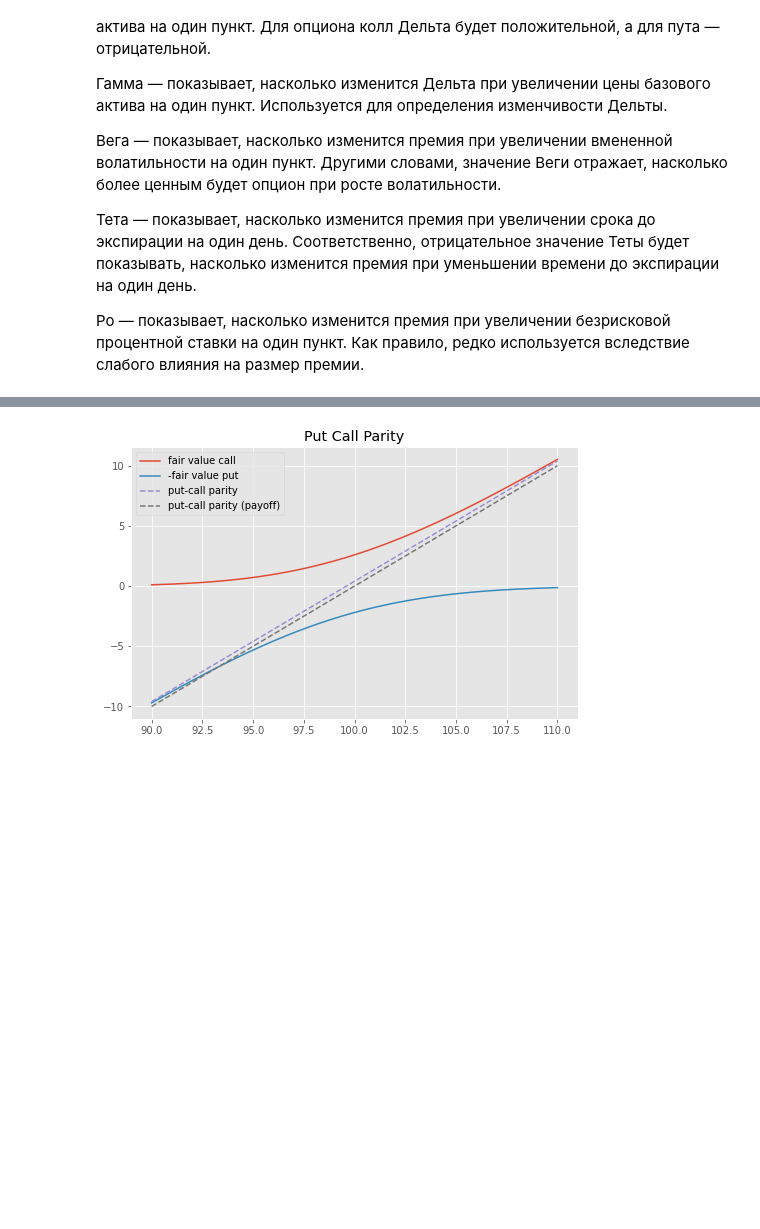
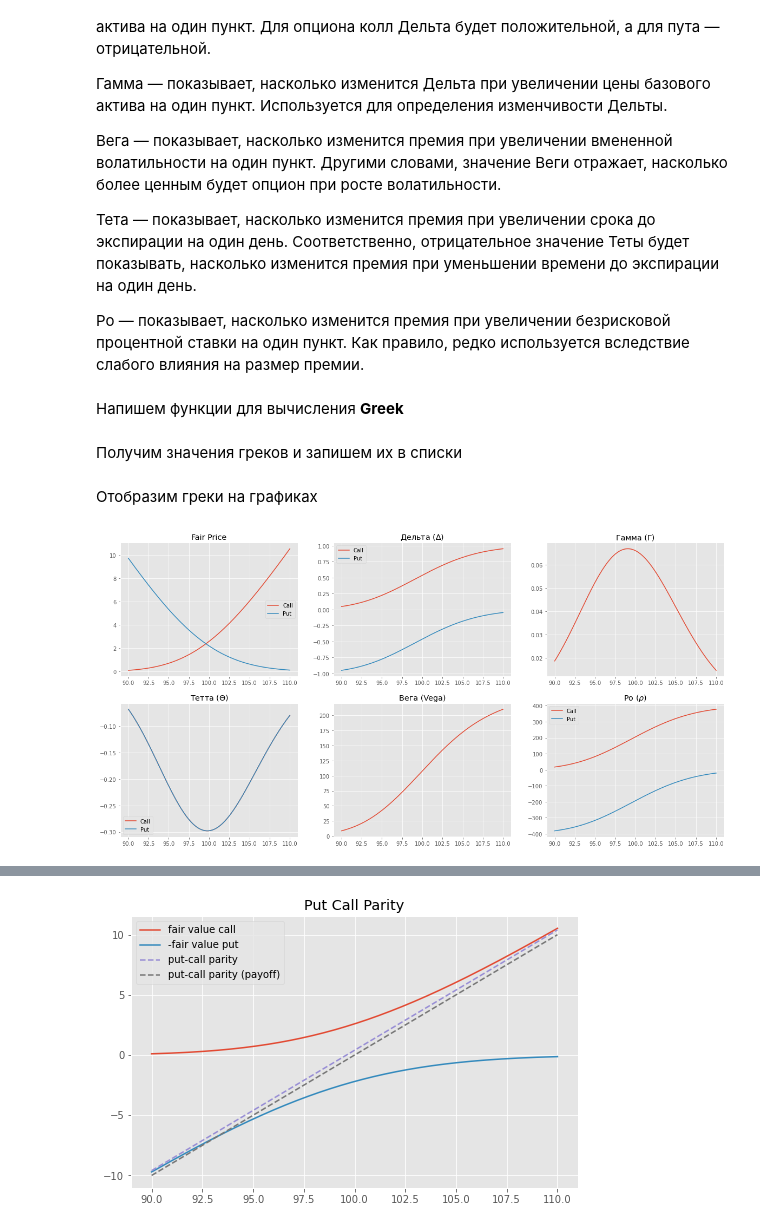
Before and after one commit to CyberCheshir/FinMath, a Jupyter notebook: Лабораторная 2.ipynb, the cells around one changed output, grey strips where cells are left out. Saved outputs shown, nothing was run; the diff lists cells and outputs as text; code cells hidden in the pictures; blank space fills up the shorter version.

Commit message:
2 лаба.  3 задание. Греки и изменение параметров

```diff
--- a/Лабораторная 2.ipynb
+++ b/Лабораторная 2.ipynb
@@ -292,3 +291,5 @@ time_dif_show()
 Тета — показывает, насколько изменится премия при увеличении срока до экспирации на один день. Соответственно, отрицательное значение Теты будет показывать, насколько изменится премия при уменьшении времени до экспирации на один день.
 
 Ро — показывает, насколько изменится премия при увеличении безрисковой процентной ставки на один пункт. Как правило, редко используется вследствие слабого влияния на размер премии.
+# %% [markdown]
+Напишем функции для вычисления <strong>Greek</strong>
@@ -294,0 +335,56 @@ time_dif_show()
+# %% [markdown]
+Получим значения греков и запишем их в списки
+# %%
+# Дельта
+delta_call_arr = [delta(s, mode='call') for s in interval]
+delta_put_arr = [delta(s, mode='put') for s in interval]
+# Гамма
+gamma_arr = [gamma(s) for s in interval]
+# Вега
+vega_arr = [vega(s) for s in interval]
+# Тетта
+tetha_call_arr = [tetha(s, mode='call') for s in interval]
+tetha_put_arr = [tetha(s, mode='put') for s in interval]
+# Ро
+ro_call_arr = [ro(s, mode='call') for s in interval]
+ro_put_arr = [ro(s, mode='put') for s in interval]
+# %% [markdown]
+Отобразим греки на графиках
+# %%
+def draw_greeks():
+    plt.figure(figsize=(20, 10))
+    # Fair Price
+    plt.subplot(2, 3, 1)
+    plt.plot(interval, fair_value_call_arr, label='Call')
+    plt.plot(interval, fair_value_put_arr, label='Put')
+    plt.legend(loc='best')
+    plt.title('Fair Price')
+    # Дельта
+    plt.subplot(2, 3, 2)
+    plt.plot(interval, delta_call_arr, label='Call')
+    plt.plot(interval, delta_put_arr, label='Put')
+    plt.legend(loc='best')
+    plt.title('Дельта ($∆$)')
+    # Дельта
+    plt.subplot(2, 3, 3)
+    plt.plot(interval, gamma_arr)
+    plt.title('Гамма (Γ)')
+    # Тетта
+    plt.subplot(2, 3, 4)
+    plt.plot(interval, tetha_call_arr, label='Call')
+    plt.plot(interval, tetha_put_arr, label='Put')
+    plt.legend(loc='best')
+    plt.title('Тетта ($Θ$)')
+    # Вега
+    plt.subplot(2, 3, 5)
+    plt.plot(interval, vega_arr)
+    plt.title('Вега (Vega)')
+    # Ро
+    plt.subplot(2, 3, 6)
+    plt.plot(interval, ro_call_arr, label='Call')
+    plt.plot(interval, ro_put_arr, label='Put')
+    plt.legend(loc='best')
+    plt.title('Ро ($ρ$)')
+draw_greeks()
+# %% [output]
+[figure, added]
```
Also changed, not shown: parts of 20 cells of this notebook, 1 other file.
